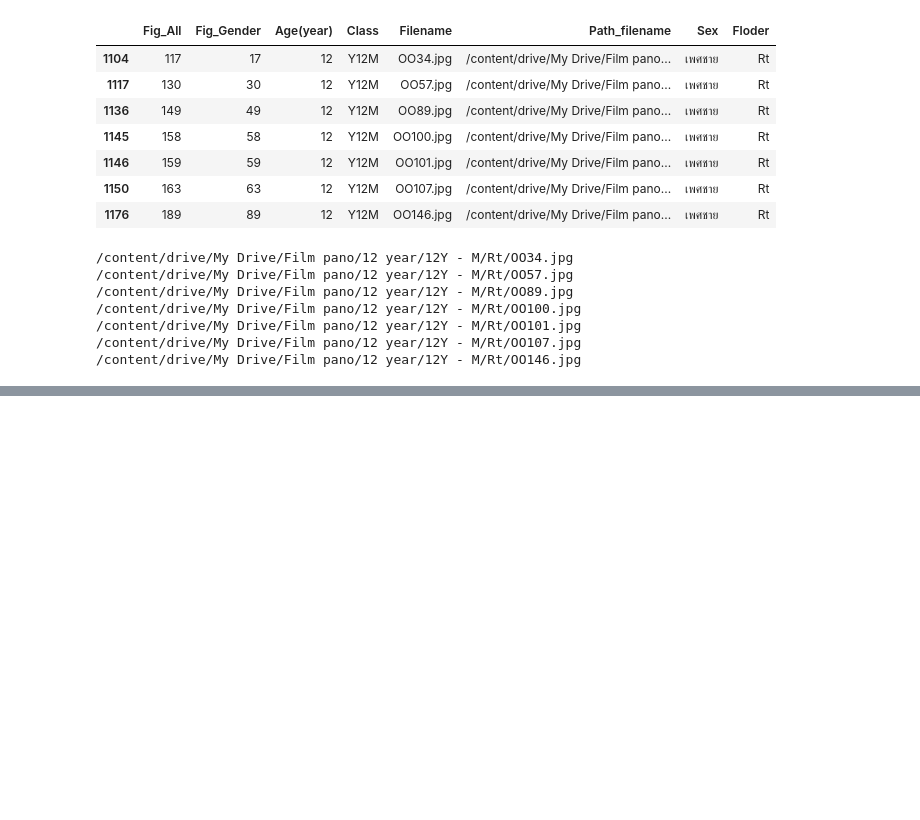
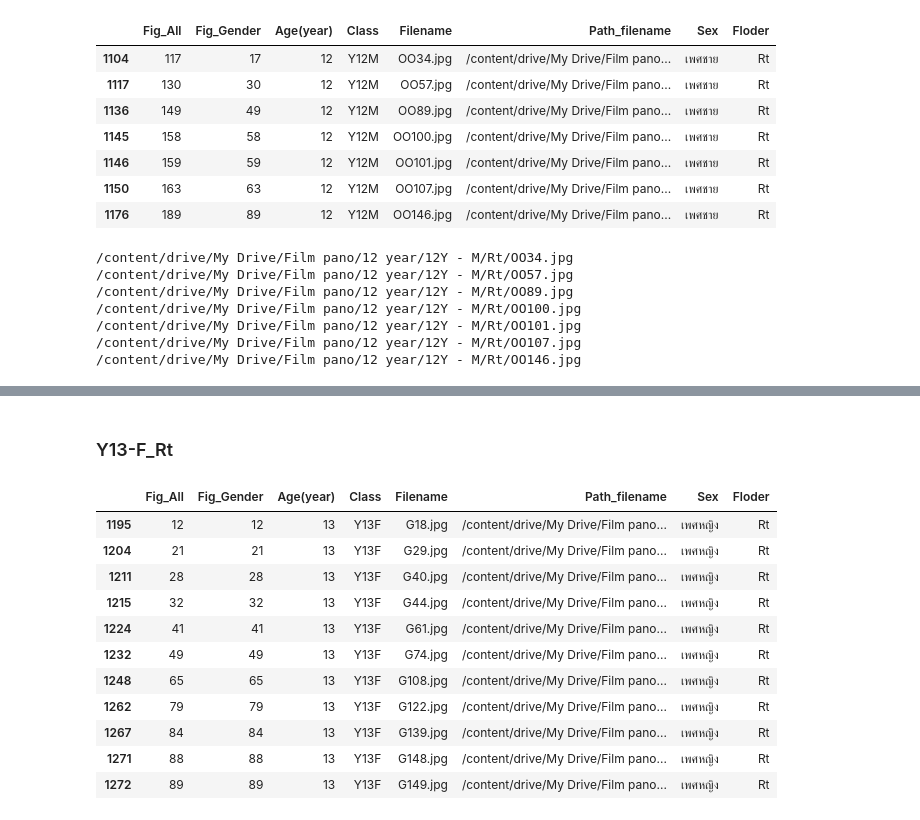
Before and after one commit to Wanita-8943/efficientnet_keras_transfer_learning, a Jupyter notebook: ตัดรูป.ipynb, the cells around one changed output, grey strips where cells are left out. Drawn from its saved outputs; the diff is of its cells as text; code cells hidden in the pictures; blank space fills up the shorter version.

```diff
--- a/ตัดรูป.ipynb
+++ b/ตัดรูป.ipynb
@@ -2035,0 +2282,18 @@ for i in path:
+# %% [markdown]
+### Y13-F_Rt
+# %%
+Y13F_3= df[(df['Class'] == 'Y13F')&(df['Floder']=='Rt')]#หญิง
+Y13F_3
+# %% [output]
+|  | Fig_All | Fig_Gender | Age(year) | Class | Filename | Path_filename | Sex | Floder |
+| 1195 | 12 | 12 | 13 | Y13F | G18.jpg | /content/drive/My Drive/Film pano... | เพศหญิง | Rt |
+| 1204 | 21 | 21 | 13 | Y13F | G29.jpg | /content/drive/My Drive/Film pano... | เพศหญิง | Rt |
+| 1211 | 28 | 28 | 13 | Y13F | G40.jpg | /content/drive/My Drive/Film pano... | เพศหญิง | Rt |
+| 1215 | 32 | 32 | 13 | Y13F | G44.jpg | /content/drive/My Drive/Film pano... | เพศหญิง | Rt |
+| 1224 | 41 | 41 | 13 | Y13F | G61.jpg | /content/drive/My Drive/Film pano... | เพศหญิง | Rt |
+| 1232 | 49 | 49 | 13 | Y13F | G74.jpg | /content/drive/My Drive/Film pano... | เพศหญิง | Rt |
+| 1248 | 65 | 65 | 13 | Y13F | G108.jpg | /content/drive/My Drive/Film pano... | เพศหญิง | Rt |
+| 1262 | 79 | 79 | 13 | Y13F | G122.jpg | /content/drive/My Drive/Film pano... | เพศหญิง | Rt |
+| 1267 | 84 | 84 | 13 | Y13F | G139.jpg | /content/drive/My Drive/Film pano... | เพศหญิง | Rt |
+| 1271 | 88 | 88 | 13 | Y13F | G148.jpg | /content/drive/My Drive/Film pano... | เพศหญิง | Rt |
+| 1272 | 89 | 89 | 13 | Y13F | G149.jpg | /content/drive/My Drive/Film pano... | เพศหญิง | Rt |
```
Also changed, not shown: parts of 38 cells of this notebook.
